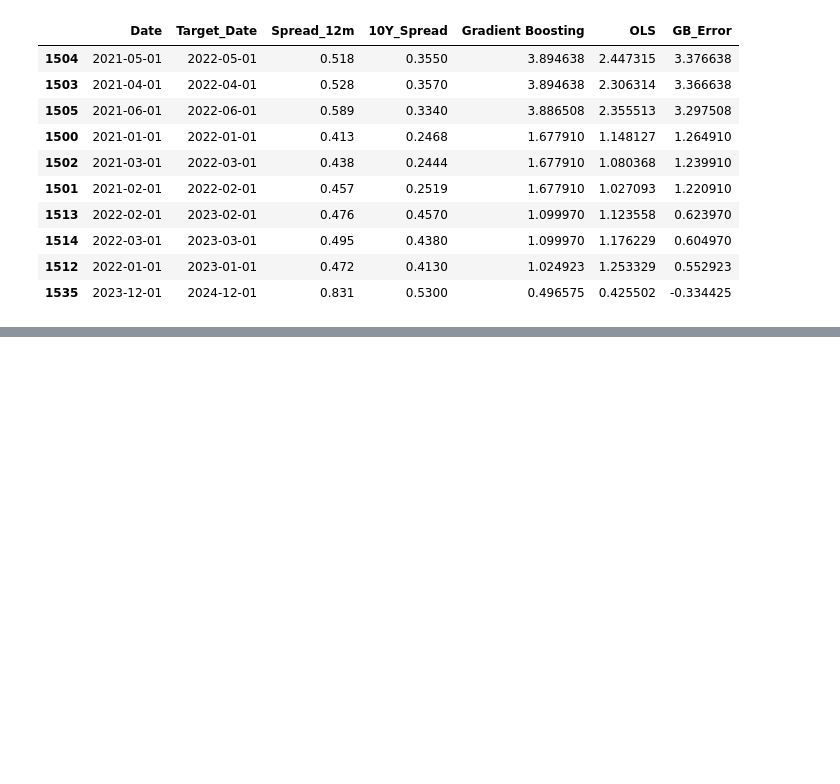
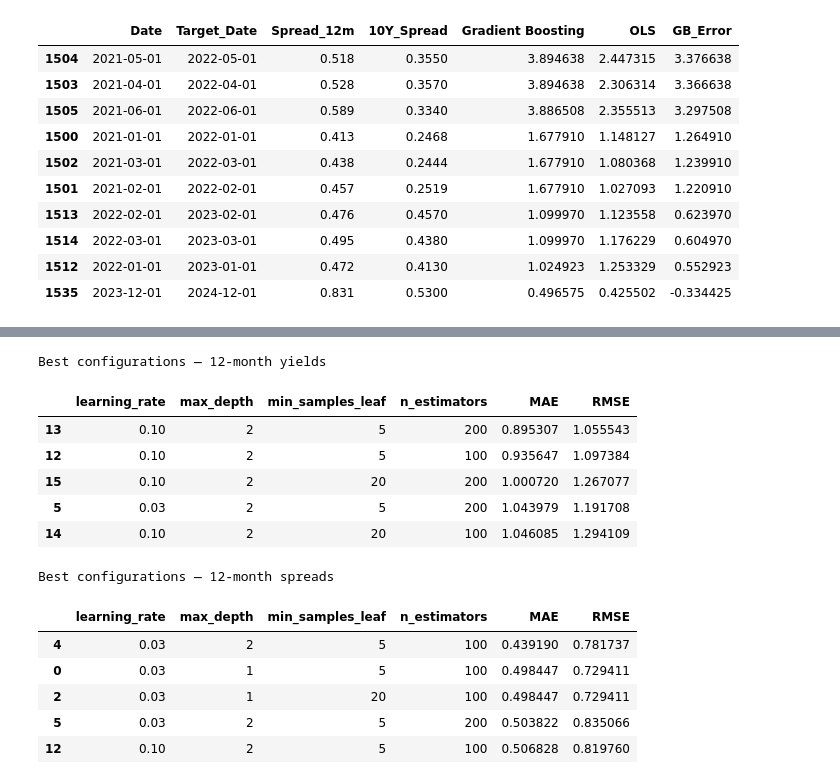
Before and after one commit to Mobula-nyte/ADA-Sovereign-Spreads, a Jupyter notebook: notebooks/04_1_modelling_real_data.ipynb, the cells around one changed output, grey strips where cells are left out. Cells and saved outputs as stored; diff of their text form; code cells hidden in the pictures; blank space fills up the shorter version.

```diff
--- a/notebooks/04_1_modelling_real_data.ipynb
+++ b/notebooks/04_1_modelling_real_data.ipynb
@@ -2009,0 +2057,40 @@ display(
+# %%
+
+# STEP 19B: Retune GB with corrected validation periods
+
+# Yield model
+gb_yield_12m_safe = tune_gb_12m(
+    yield_12m_train,
+    yield_12m_val_safe,
+    yield_predictors,
+    "Yield_12m"
+)
+
+# Spread model
+gb_spread_12m_safe = tune_gb_12m(
+    spread_12m_train,
+    spread_12m_val_safe,
+    spread_predictors,
+    "Spread_12m"
+)
+
+print("Best configurations — 12-month yields")
+display(gb_yield_12m_safe.head(5))
+
+print("\nBest configurations — 12-month spreads")
+display(gb_spread_12m_safe.head(5))
+# %% [output]
+Best configurations — 12-month yields
+|  | learning_rate | max_depth | min_samples_leaf | n_estimators | MAE | RMSE |
+| 13 | 0.10 | 2 | 5 | 200 | 0.895307 | 1.055543 |
+| 12 | 0.10 | 2 | 5 | 100 | 0.935647 | 1.097384 |
+| 15 | 0.10 | 2 | 20 | 200 | 1.000720 | 1.267077 |
+| 5 | 0.03 | 2 | 5 | 200 | 1.043979 | 1.191708 |
+| 14 | 0.10 | 2 | 20 | 100 | 1.046085 | 1.294109 |
+Best configurations — 12-month spreads
+|  | learning_rate | max_depth | min_samples_leaf | n_estimators | MAE | RMSE |
+| 4 | 0.03 | 2 | 5 | 100 | 0.439190 | 0.781737 |
+| 0 | 0.03 | 1 | 5 | 100 | 0.498447 | 0.729411 |
+| 2 | 0.03 | 1 | 20 | 100 | 0.498447 | 0.729411 |
+| 5 | 0.03 | 2 | 5 | 200 | 0.503822 | 0.835066 |
+| 12 | 0.10 | 2 | 5 | 100 | 0.506828 | 0.819760 |
```
Also changed, not shown: parts of 7 cells of this notebook.
